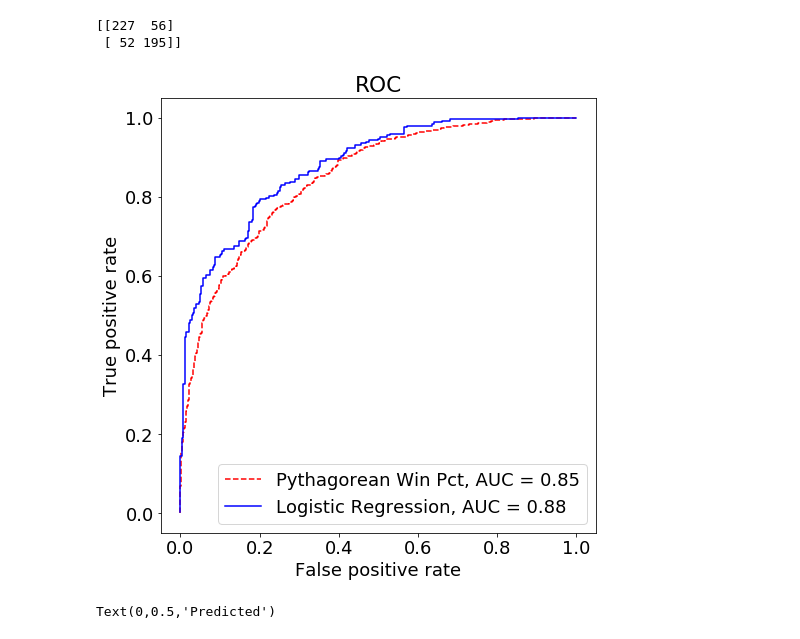
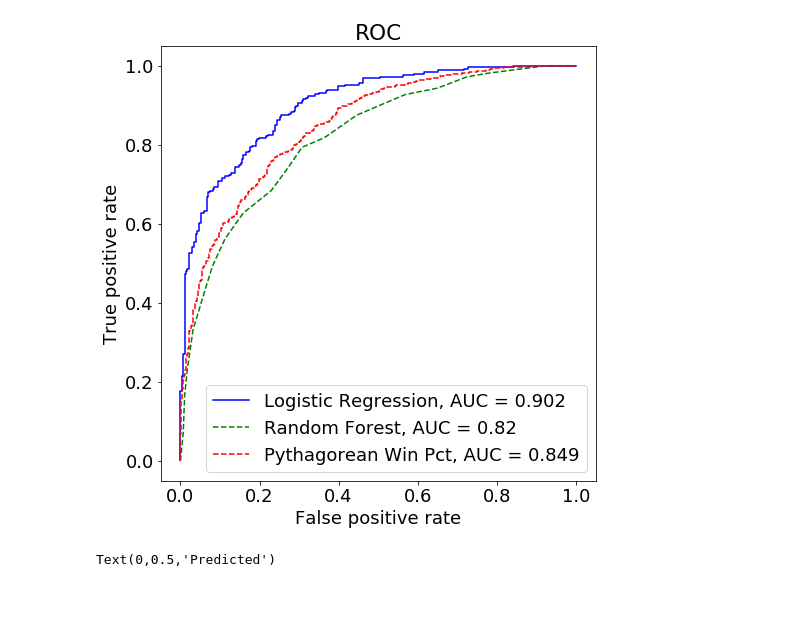
Before and after one commit to gshau/madBrackets, a Jupyter notebook: gameAnalysis.ipynb, the cells around one changed output. Drawn from its saved outputs; the diff is of its cells as text; code cells hidden in the pictures; blank space fills up the shorter version.

Commit message:
Code cleanup

```diff
--- a/gameAnalysis.ipynb
+++ b/gameAnalysis.ipynb
@@ -30,0 +159,25 @@ from sklearn.metrics import confusion_matrix, roc_curve, roc_auc_score
+# %%
+n_fold = 10
+test_size = 0.3
+
+
+dfClean=dfClean[features]
+
+scaler=StandardScaler().fit(dfClean)
+scaled=scaler.transform(dfClean)
+X=scaled
+
+y=dfAll['outcome']
+
+X_train, X_test, y_train, y_test = train_test_split(X, y, test_size=test_size, random_state=0)
+
+
+X=X_train
+y=y_train
+
+randFor=RandomForestClassifier(n_estimators=20, max_depth=None, min_samples_split=2, random_state=0)
+randFor.fit(X_train, y_train)
+
+for scoring in ['roc_auc' , 'accuracy', 'precision', 'recall']:
+    results = cross_val_score(randFor, X, y, scoring=scoring)
+    print(scoring, ': ', results.mean(), ' +/- ', results.std())
@@ -168,22 +310,22 @@ LogReg ROC AUC:  0.864874528413
 # %%
-# X_train, X_test, y_train, y_test
+y_predPythag=pythagGame(dfAll)
 
-print(confusion_matrix(y_test,model.predict(X_test)))
+fpr,tpr,thr=roc_curve(y_test,logReg.predict_proba(X_test)[:,1])
+plt.plot(fpr,tpr,'b',label='Logistic Regression, AUC = '+str(round(roc_auc_score(y_test,logReg.predict_proba(X_test)[:,1]),3)))
+
+fpr,tpr,thr=roc_curve(y_test,randFor.predict_proba(X_test)[:,1])
+plt.plot(fpr,tpr,'g--',label='Random Forest, AUC = '+str(round(roc_auc_score(y_test,randFor.predict_proba(X_test)[:,1]),3)))
 
 fpr,tpr,thr=roc_curve(dfAll['outcome'],y_predPythag)
-plt.plot(fpr,tpr,'r--',label='Pythagorean Win Pct, AUC = '+str(round(roc_auc_score(dfAll['outcome'],y_predPythag),2)))
+plt.plot(fpr,tpr,'r--',label='Pythagorean Win Pct, AUC = '+str(round(roc_auc_score(dfAll['outcome'],y_predPythag),3)))
 
-fpr,tpr,thr=roc_curve(y_test,model.predict_proba(X_test)[:,1])
-plt.plot(fpr,tpr,'b',label='Logistic Regression, AUC = '+str(round(roc_auc_score(y_test,model.predict_proba(X_test)[:,1]),2)))
+
 plt.legend()
 plt.xlabel('False positive rate')
 plt.ylabel('True positive rate')
 plt.title('ROC')
 
-roc_auc_score(y_test,model.predict_proba(X_test)[:,1])
 ax=plt.gca()
 ax.set_aspect(1)
 # %% [output]
-[[227  56]
- [ 52 195]]
-[figure, old version]
+[figure, new version]
```
Also changed, not shown: parts of 59 cells of this notebook, 9 other files.
